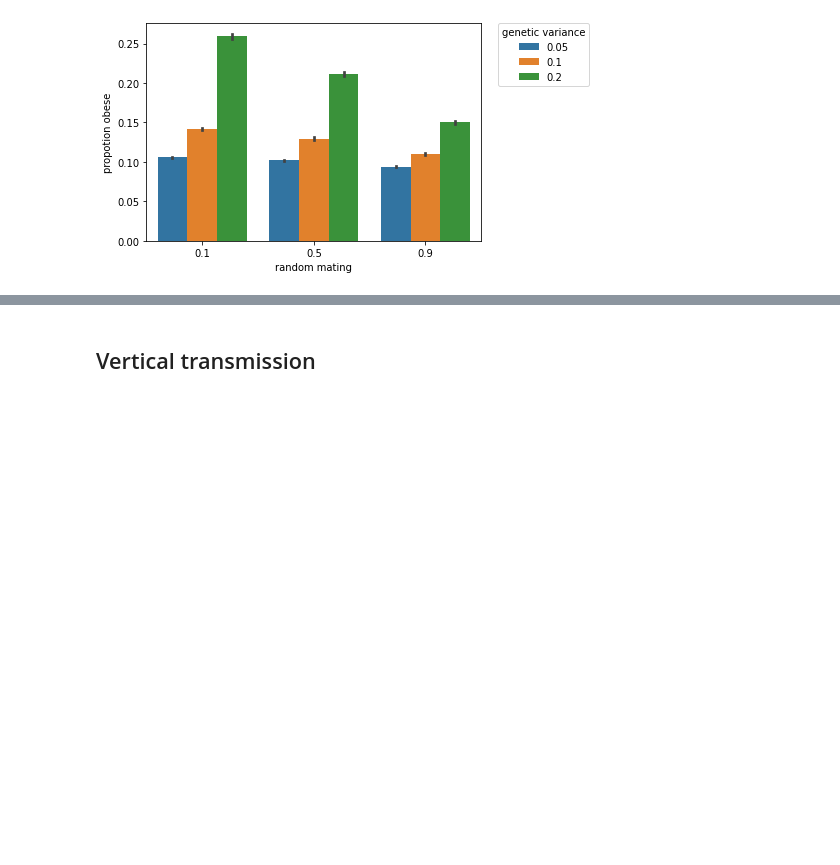
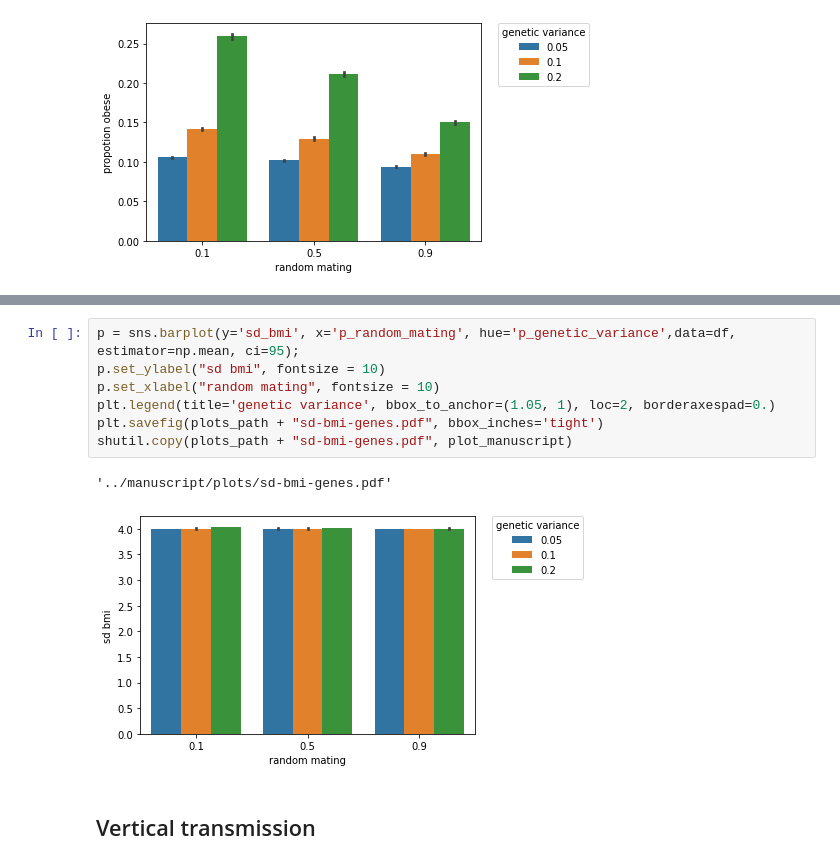
Before and after one commit to sdaza/obesity-dem-heritability, a Jupyter notebook: notebooks/bmi-analysis-by-scenario.ipynb, the cells around one changed output, grey strips where cells are left out. Cells and saved outputs as stored; diff of their text form; blank space fills up the shorter version.

```diff
--- a/notebooks/bmi-analysis-by-scenario.ipynb
+++ b/notebooks/bmi-analysis-by-scenario.ipynb
@@ -49,3 +49,13 @@ shutil.copy(plots_path + "average-bmi-genes.pdf", plot_manuscript)
+# %%
+p = sns.barplot(y='sd_bmi', x='p_random_mating', hue='p_genetic_variance',data=df, estimator=np.mean, ci=95);
+p.set_ylabel("sd bmi", fontsize = 10)
+p.set_xlabel("random mating", fontsize = 10)
+plt.legend(title='genetic variance', bbox_to_anchor=(1.05, 1), loc=2, borderaxespad=0.)
+plt.savefig(plots_path + "sd-bmi-genes.pdf", bbox_inches='tight')
+shutil.copy(plots_path + "sd-bmi-genes.pdf", plot_manuscript)
+# %% [output]
+'../manuscript/plots/sd-bmi-genes.pdf'
+[figure, added]
 # %% [markdown]
 ## Vertical transmission
 # %%
```
Also changed, not shown: parts of 8 cells of this notebook, 27 other files.
